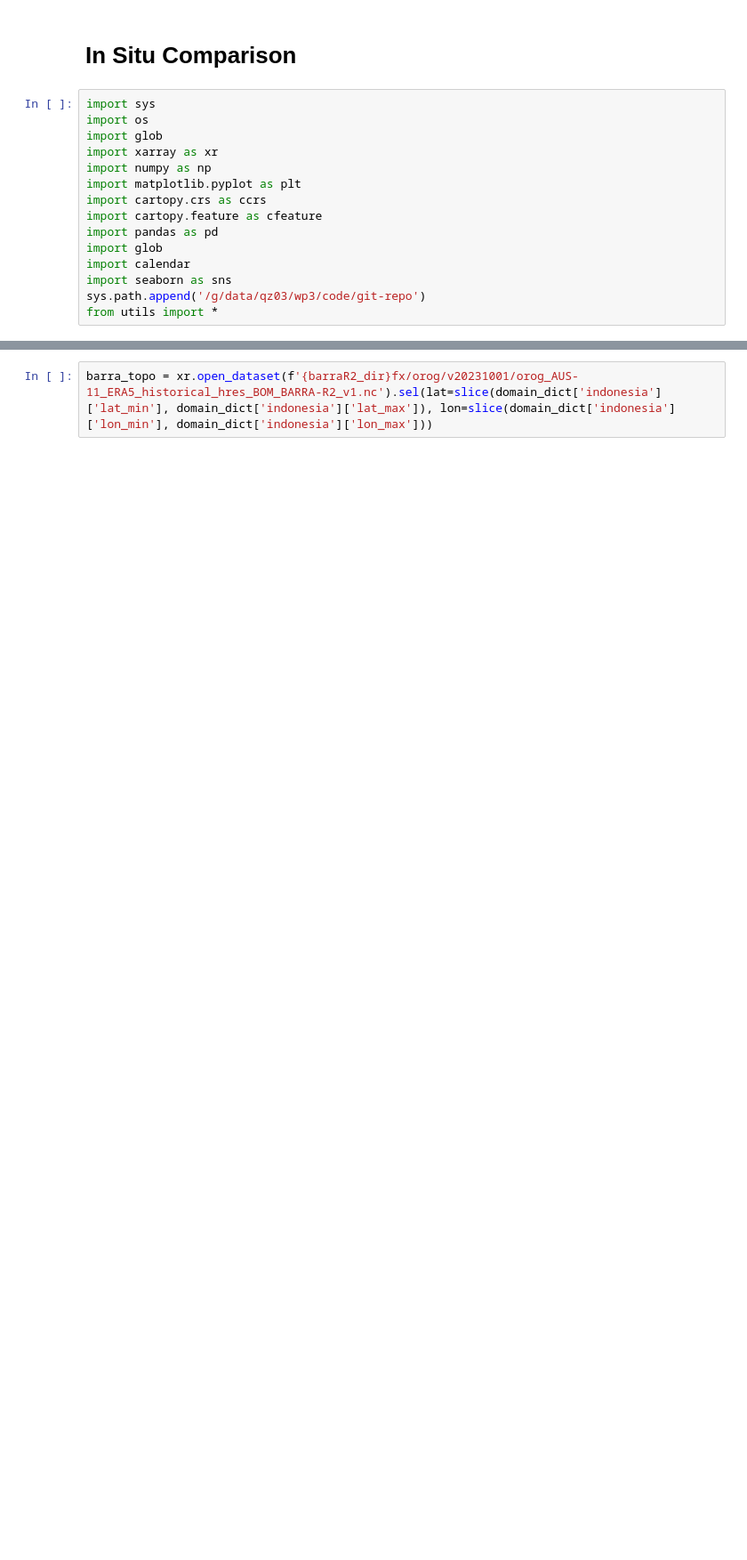
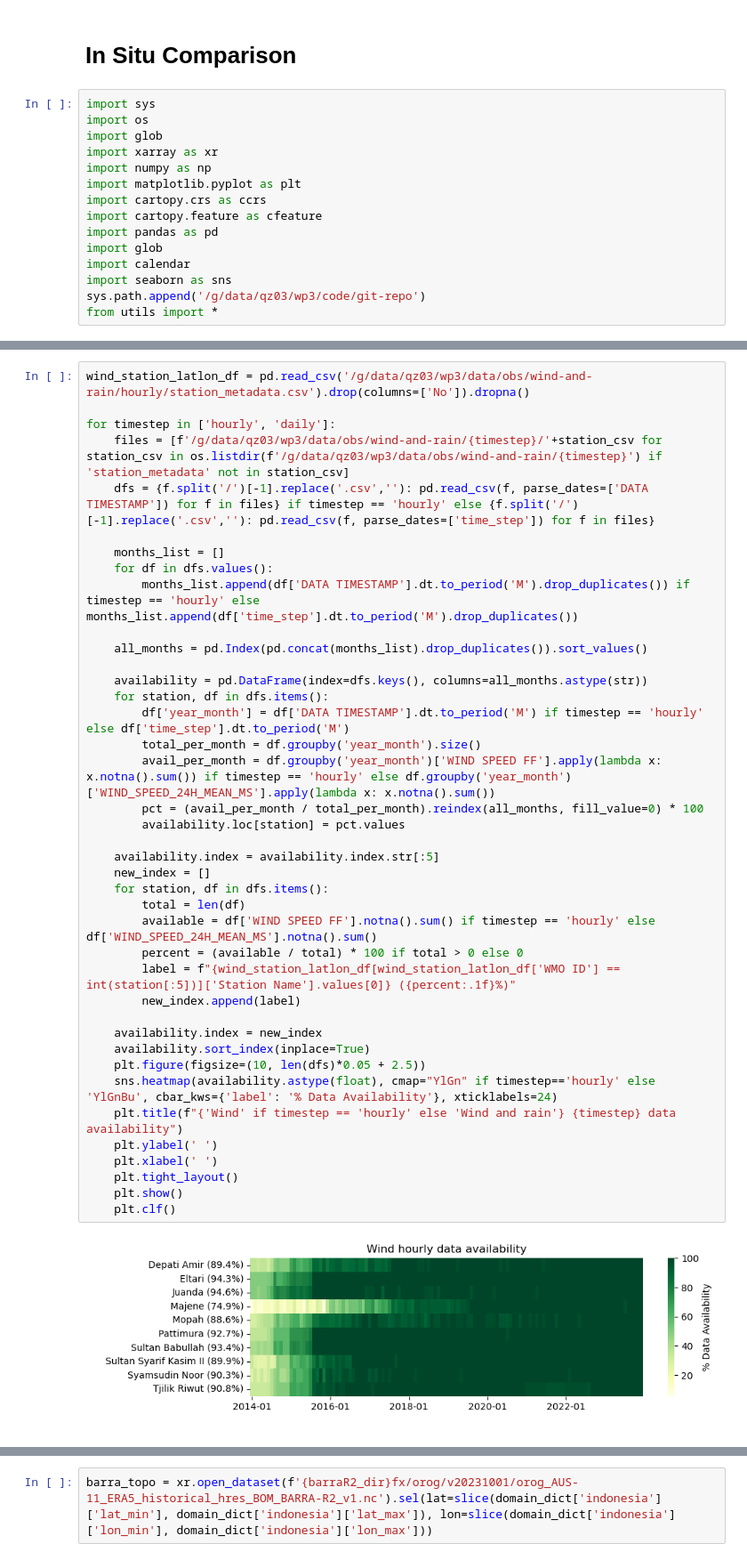
Before and after one commit to jb6465/wetsa-wp3, a Jupyter notebook: 2-in-situ_comparison.ipynb, the cells around one changed output, grey strips where cells are left out. Shown: that part at 89% size. Drawn from its saved outputs; the diff is of its cells as text; blank space fills up the shorter version.

```diff
--- a/2-in-situ_comparison.ipynb
+++ b/2-in-situ_comparison.ipynb
@@ -19,0 +83,42 @@ from utils import *
+# %%
+wind_station_latlon_df = pd.read_csv('/g/data/qz03/wp3/data/obs/wind-and-rain/hourly/station_metadata.csv').drop(columns=['No']).dropna()
+
+for timestep in ['hourly', 'daily']:
+    files = [f'/g/data/qz03/wp3/data/obs/wind-and-rain/{timestep}/'+station_csv for station_csv in os.listdir(f'/g/data/qz03/wp3/data/obs/wind-and-rain/{timestep}') if 'station_metadata' not in station_csv]
+    dfs = {f.split('/')[-1].replace('.csv',''): pd.read_csv(f, parse_dates=['DATA TIMESTAMP']) for f in files} if timestep == 'hourly' else {f.split('/')[-1].replace('.csv',''): pd.read_csv(f, parse_dates=['time_step']) for f in files}
+
+    months_list = []
+    for df in dfs.values():
+        months_list.append(df['DATA TIMESTAMP'].dt.to_period('M').drop_duplicates()) if timestep == 'hourly' else months_list.append(df['time_step'].dt.to_period('M').drop_duplicates())
+
+    all_months = pd.Index(pd.concat(months_list).drop_duplicates()).sort_values()
+
+    availability = pd.DataFrame(index=dfs.keys(), columns=all_months.astype(str))
+    for station, df in dfs.items():
+        df['year_month'] = df['DATA TIMESTAMP'].dt.to_period('M') if timestep == 'hourly' else df['time_step'].dt.to_period('M')
+        total_per_month = df.groupby('year_month').size()
+        avail_per_month = df.groupby('year_month')['WIND SPEED FF'].apply(lambda x: x.notna().sum()) if timestep == 'hourly' else df.groupby('year_month')['WIND_SPEED_24H_MEAN_MS'].apply(lambda x: x.notna().sum())
+        pct = (avail_per_month / total_per_month).reindex(all_months, fill_value=0) * 100
+        availability.loc[station] = pct.values
+
+    availability.index = availability.index.str[:5]
+    new_index = []
+    for station, df in dfs.items():
+        total = len(df)
+        available = df['WIND SPEED FF'].notna().sum() if timestep == 'hourly' else df['WIND_SPEED_24H_MEAN_MS'].notna().sum()
+        percent = (available / total) * 100 if total > 0 else 0
+        label = f"{wind_station_latlon_df[wind_station_latlon_df['WMO ID'] == int(station[:5])]['Station Name'].values[0]} ({percent:.1f}%)"
+        new_index.append(label)
+
+    availability.index = new_index
+    availability.sort_index(inplace=True)
+    plt.figure(figsize=(10, len(dfs)*0.05 + 2.5))
+    sns.heatmap(availability.astype(float), cmap="YlGn" if timestep=='hourly' else 'YlGnBu', cbar_kws={'label': '% Data Availability'}, xticklabels=24)
+    plt.title(f"{'Wind' if timestep == 'hourly' else 'Wind and rain'} {timestep} data availability")
+    plt.ylabel(' ')
+    plt.xlabel(' ')
+    plt.tight_layout()
+    plt.show()
+    plt.clf()
+# %% [output]
+[figure, added]
```
Also changed, not shown: parts of 16 cells of this notebook.
